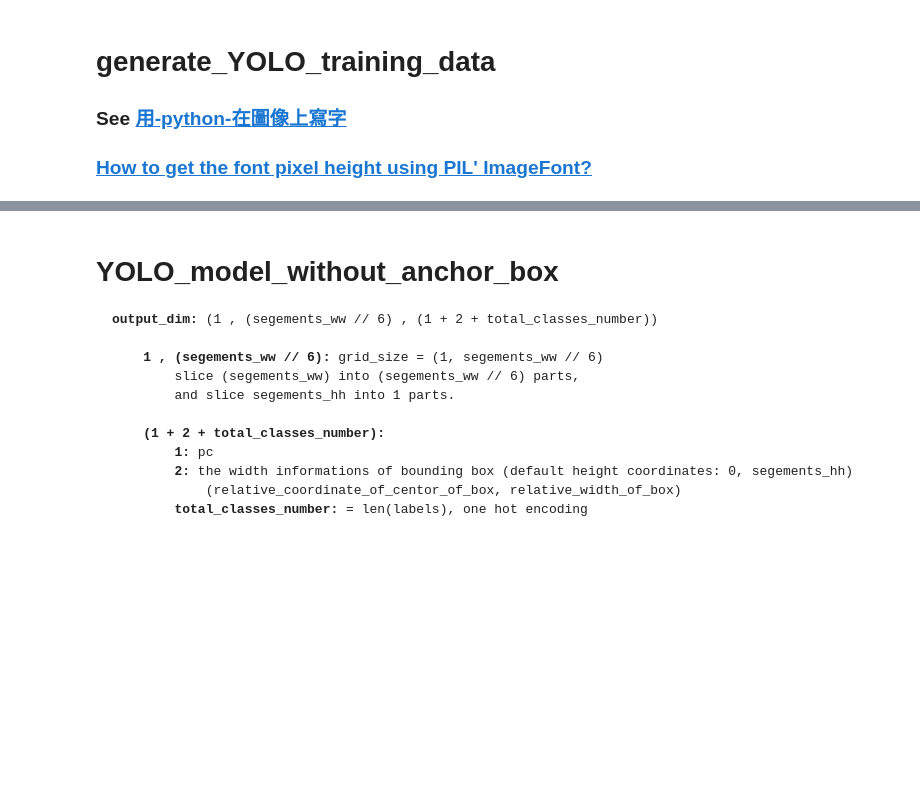
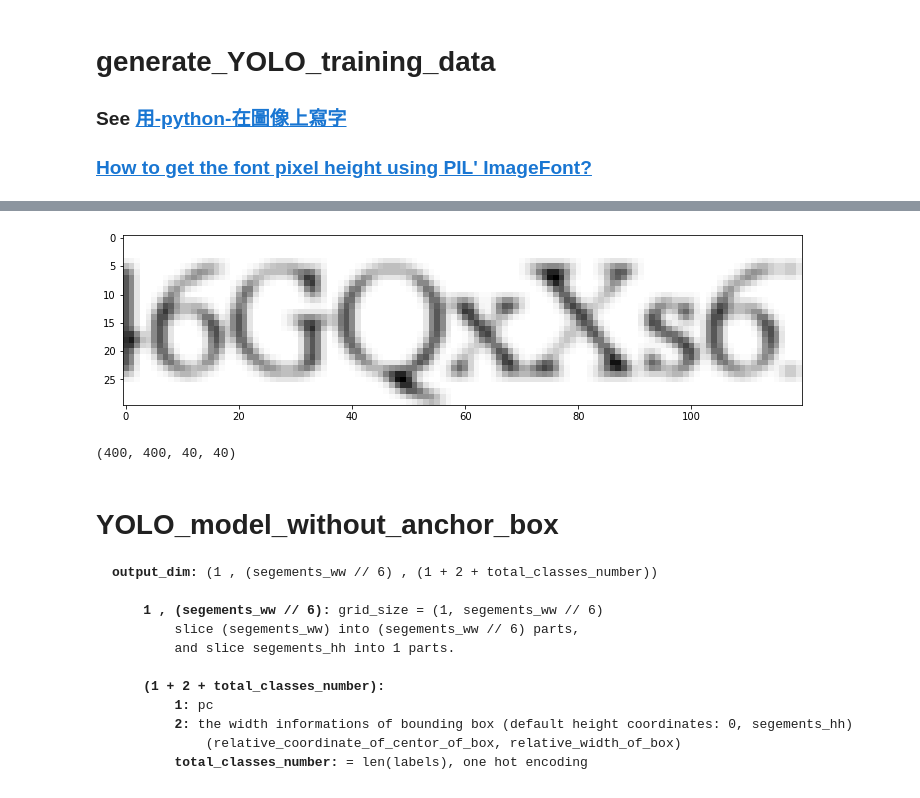
Before and after one commit to kuiyochen/Python_ML_learning, a Jupyter notebook: OCR_test.ipynb, the cells around one changed output, grey strips where cells are left out. Cells and saved outputs as stored; diff of their text form; code cells hidden in the pictures; blank space fills up the shorter version.

```diff
--- a/OCR_test.ipynb
+++ b/OCR_test.ipynb
@@ -434,0 +473,22 @@ _, _ = generate_YOLO_a_single_training_data(labels,
+# %%
+train = np.load('numpy_array/training_data.npz')
+test = np.load('numpy_array/testing_data.npz')
+x_train = train['x_train']
+y_train = train['y_train']
+x_test = test['x_test']
+y_test = test['y_test']
+
+x_train = np.concatenate((x_train, x_train_0), axis=0)
+y_train = np.concatenate((y_train, y_train_0), axis=0)
+x_test = np.concatenate((x_test, x_test_0), axis=0)
+y_test = np.concatenate((y_test, y_test_0), axis=0)
+
+fig, ax = plt.subplots(figsize=(10, 10))
+ax.imshow(x_train[-1].reshape(segements_hh, segements_ww), interpolation='nearest', cmap='Greys')
+plt.tight_layout()
+# %% [output]
+[figure, added]
+# %%
+len(x_train), len(y_train), len(x_test), len(y_test)
+# %% [output]
+(400, 400, 40, 40)
```
Also changed, not shown: parts of 11 cells of this notebook.
